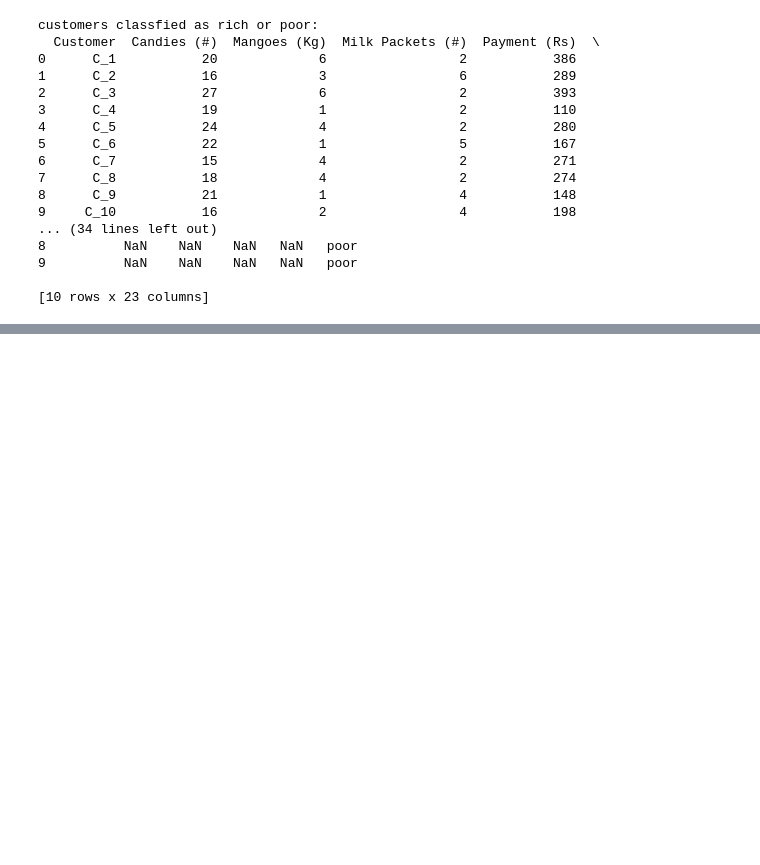
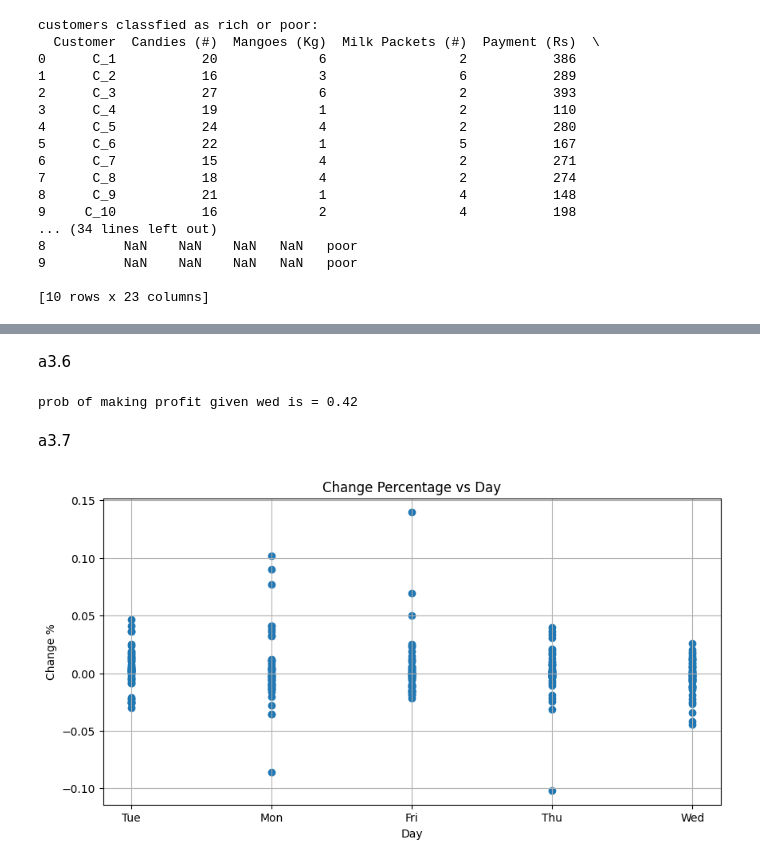
Before and after one commit to VSBhuvana/Machine-Learning-LAB-sessions, a Jupyter notebook: ML_Lab_Session_1.ipynb, the cells around one changed output, grey strips where cells are left out. Saved outputs shown, nothing was run; the diff lists cells and outputs as text; code cells hidden in the pictures; blank space fills up the shorter version.

```diff
--- a/ML_Lab_Session_1.ipynb
+++ b/ML_Lab_Session_1.ipynb
@@ -95,0 +99,9 @@ customers classfied as rich or poor:
+# %%
+import pandas as pd
+import numpy as np
+import matplotlib.pyplot as plt
+def load_data():
+  data = pd.read_excel("/Lab Session Data.xlsx", sheet_name = "IRCTC Stock Price")
+  return data
+stock_data = load_data()
+print(stock_data.head())
@@ -95,0 +268,26 @@ customers classfied as rich or poor:
+# %% [markdown]
+a3.6
+# %%
+def profit_given_wednesday(data):
+    wednesday_data = data[data["Day"] == "Wed"]
+    total_wednesdays = len(wednesday_data)
+    profit_days = len(wednesday_data[wednesday_data["Chg%"] > 0])
+    probability = profit_days / total_wednesdays
+    return probability
+profit_probability = profit_given_wednesday(stock_data)
+print("prob of making profit given wed is =", profit_probability)
+# %% [output]
+prob of making profit given wed is = 0.42
+# %% [markdown]
+a3.7
+# %%
+import matplotlib.pyplot as plt
+plt.figure(figsize=(10,5))
+plt.scatter(stock_data["Day"], stock_data["Chg%"])
+plt.title("Change Percentage vs Day")
+plt.xlabel("Day")
+plt.ylabel("Change %")
+plt.grid(True)
+plt.show()
+# %% [output]
+[figure, added]
```
Also changed, not shown: parts of 10 cells of this notebook.
